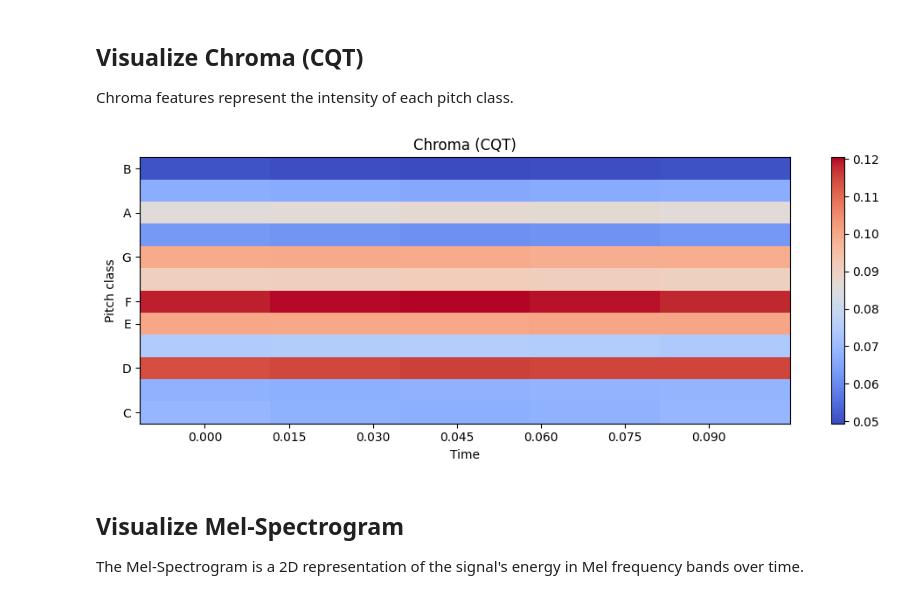
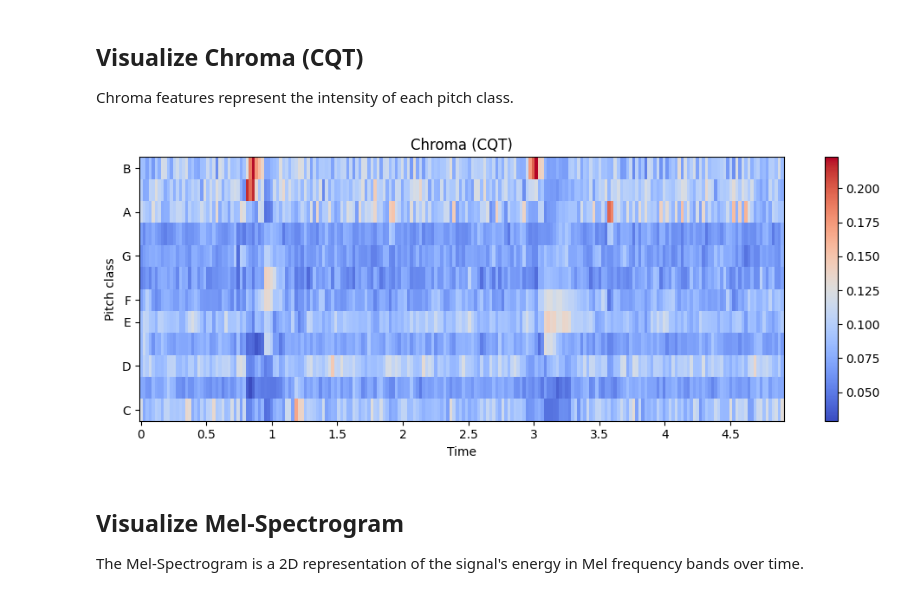
Before and after one commit to danilodsp/AFX, a Jupyter notebook: notebooks/feature_2d_visualization_demo.ipynb, the cells around one changed output. Cells and saved outputs as stored; diff of their text form; code cells hidden in the pictures.

```diff
--- a/notebooks/feature_2d_visualization_demo.ipynb
+++ b/notebooks/feature_2d_visualization_demo.ipynb
@@ -55,22 +52,19 @@ else:
 ## Visualize Chroma (CQT)
 Chroma features represent the intensity of each pitch class.
 # %%
-if 'chroma_cqt' in features:
-    import matplotlib.pyplot as plt
-    import librosa.display
+import matplotlib.pyplot as plt
+import librosa.display
 
-    chroma_cqt = features['chroma_cqt']
+chroma_cqt = features['chroma_cqt']
 
-    plt.figure(figsize=(10, 4))
-    librosa.display.specshow(chroma_cqt.mean(axis=2), x_axis='time', y_axis='chroma', sr=sr, cmap='coolwarm')
-    plt.colorbar()
-    plt.title('Chroma (CQT)')
-    plt.tight_layout()
-    plt.show()
-else:
-    print('Chroma (CQT) not found in extracted features.')
+plt.figure(figsize=(10, 4))
+librosa.display.specshow(chroma_cqt, x_axis='time', y_axis='chroma', sr=sr, cmap='coolwarm')
+plt.colorbar()
+plt.title('Chroma (CQT)')
+plt.tight_layout()
+plt.show()
 # %% [output]
-[figure, old version]
+[figure, new version]
 # %% [markdown]
 ## Visualize Mel-Spectrogram
 The Mel-Spectrogram is a 2D representation of the signal's energy in Mel frequency bands over time.
```
Also changed, not shown: parts of 6 cells of this notebook, 3 other files.
